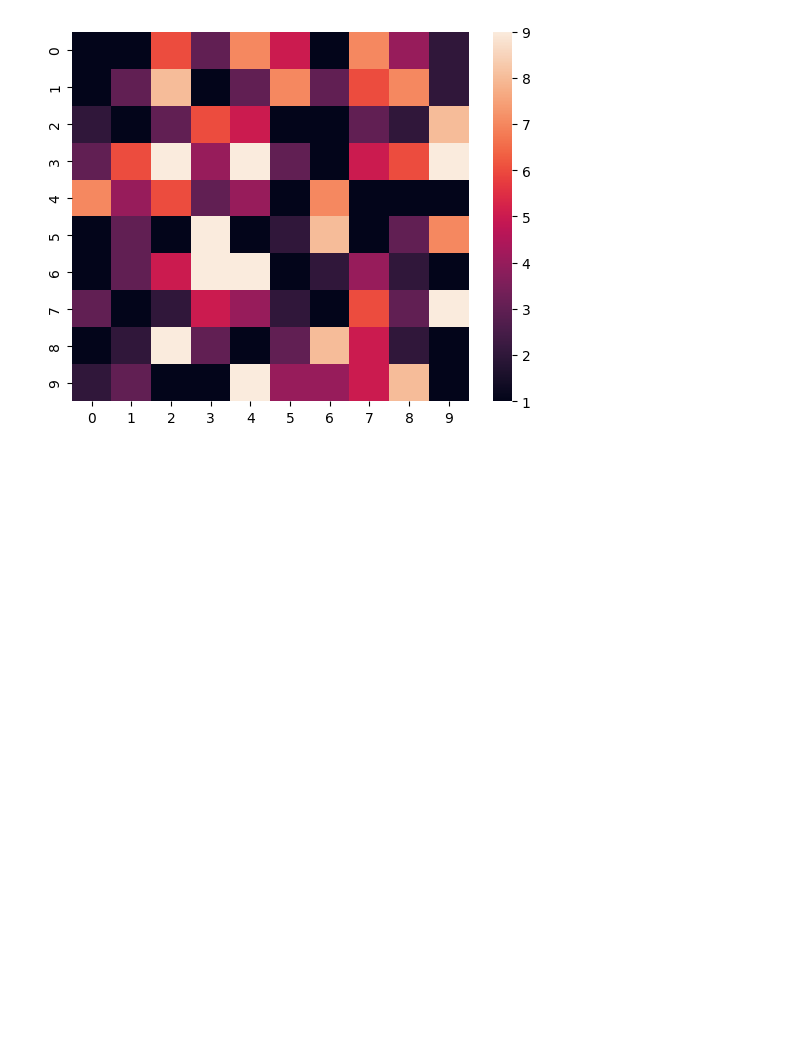
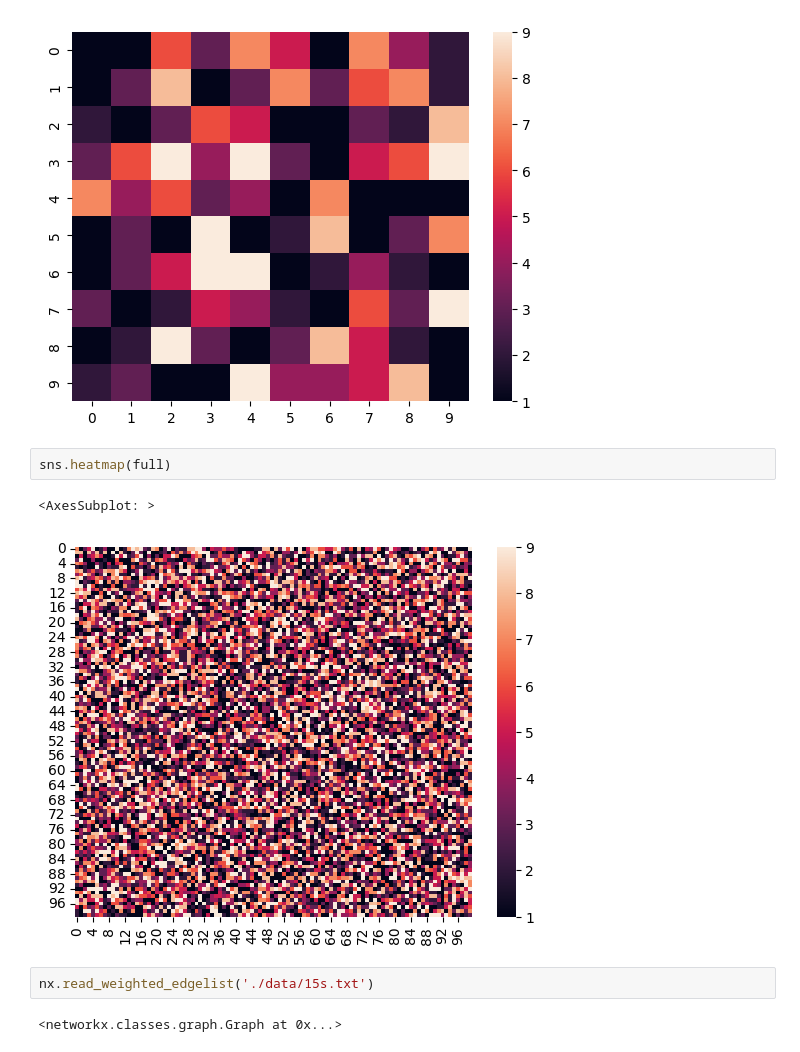
Before and after one commit to phubbard/AoC2021, a Jupyter notebook: AoC2021 day 15.ipynb, the cells around one changed output. Saved outputs shown, nothing was run; the diff lists cells and outputs as text; blank space fills up the shorter version.

Commit message:
data for 16

```diff
--- a/AoC2021 day 15.ipynb
+++ b/AoC2021 day 15.ipynb
@@ -23,3 +24,12 @@ sns.heatmap(sample)
 # %% [output]
 <AxesSubplot: >
 [figure]
+# %%
+sns.heatmap(full)
+# %% [output]
+<AxesSubplot: >
+[figure, added]
+# %%
+nx.read_weighted_edgelist('./data/15s.txt')
+# %% [output]
+<networkx.classes.graph.Graph at 0x...>
```
Also changed, not shown: parts of 1 cell of this notebook, 2 other files.
